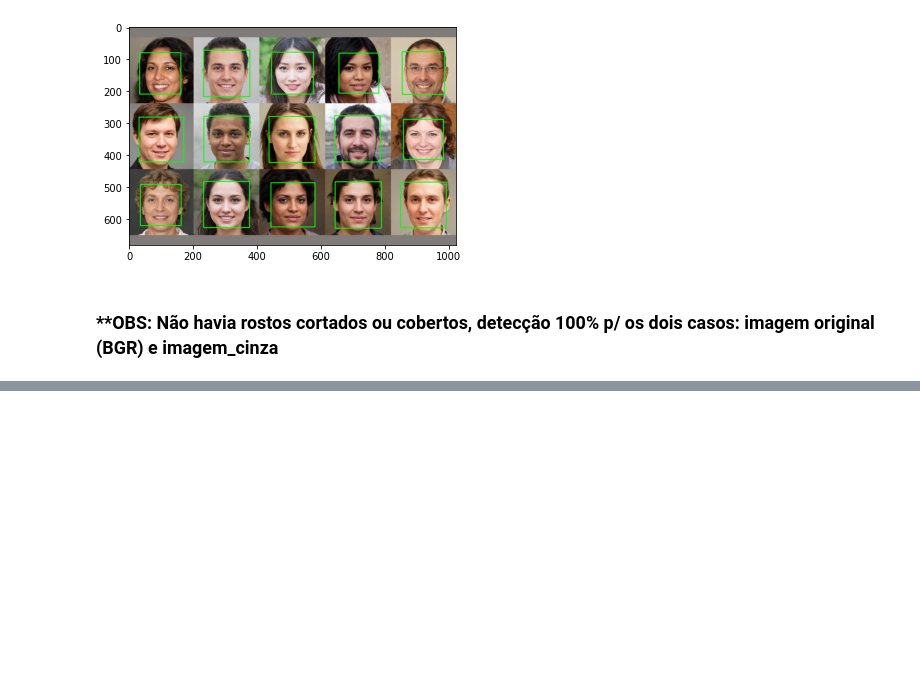
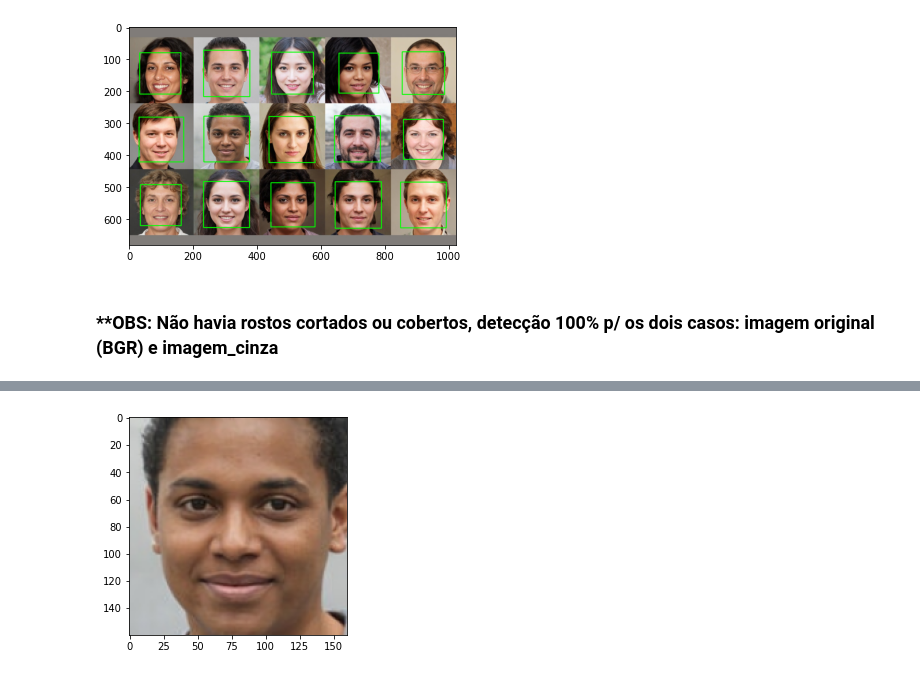
Before and after one commit to ricardopesce/mask-detect, a Jupyter notebook: Mask-detect.ipynb, the cells around one changed output, grey strips where cells are left out. Saved outputs shown, nothing was run; the diff lists cells and outputs as text; code cells hidden in the pictures; blank space fills up the shorter version.

Commit message:
cutting and standardazing image2 with OpenCV

```diff
--- a/Mask-detect.ipynb
+++ b/Mask-detect.ipynb
@@ -166,0 +173,3 @@ mostrar_imagem(imagem2_copia2)
+# %%
+# salvando as imagens cortadas em uma lista
+imagens_cortadas = list()
@@ -166,0 +182,5 @@ mostrar_imagem(imagem2_copia2)
+# %%
+for x,y,w,h in faces2:
+  face = imagem2[y:y+h, x:x+w]
+  face = cv.resize(face, (160,160))
+  imagens_cortadas.append(face)
@@ -166,0 +213,5 @@ mostrar_imagem(imagem2_copia2)
+# %%
+# mostrando uma das imagens cortadas
+mostrar_imagem(imagens_cortadas[5])
+# %% [output]
+[figure, added]
```
Also changed, not shown: parts of 8 cells of this notebook.
